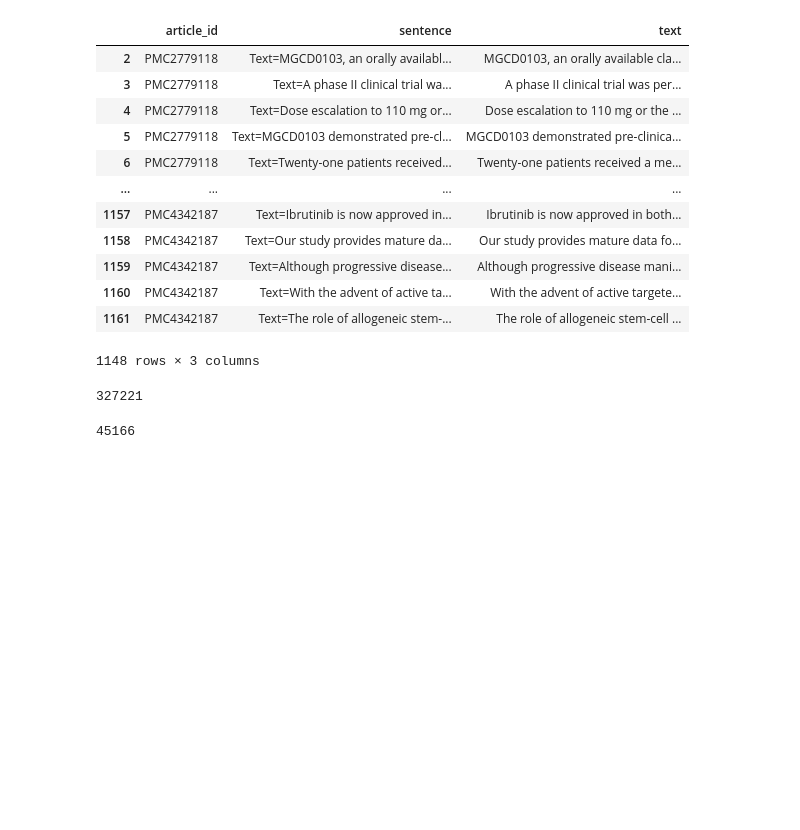
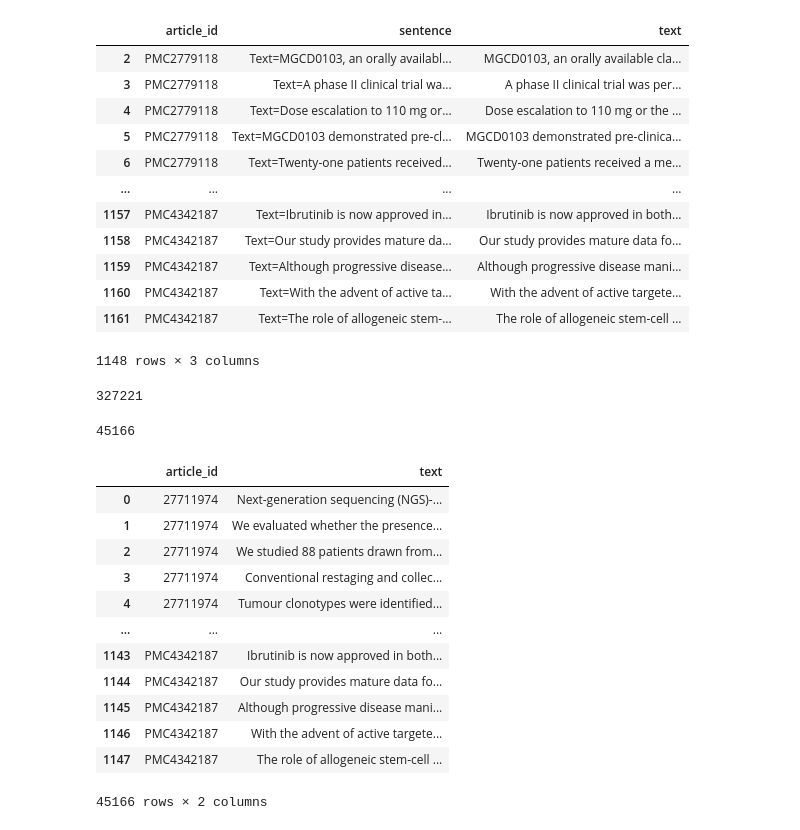
Before and after one commit to LyaSolis/ER, a Jupyter notebook: 1_data_prep.ipynb, the cells around one changed output. Saved outputs shown, nothing was run; the diff lists cells and outputs as text; code cells hidden in the pictures; blank space fills up the shorter version.

```diff
--- a/1_data_prep.ipynb
+++ b/1_data_prep.ipynb
@@ -1147,11 +1147,31 @@ result.to_csv('/content/drive/MyDrive/GitHub/exBERT/data/preprocessed_data/ner_d
 text_df1 = pd.read_csv('/content/drive/MyDrive/GitHub/exBERT/data/preprocessed_data/batch1_text.csv')
 text_df2 = pd.read_csv('/content/drive/MyDrive/GitHub/exBERT/data/preprocessed_data/batch2_text.csv')
 text_df3 = pd.read_csv('/content/drive/MyDrive/GitHub/exBERT/data/preprocessed_data/batch3_text.csv')
+# %%
+text_df1 = text_df1.drop(['sentence'], axis = 1)
+text_df2 = text_df2.drop(['sentence'], axis = 1)
+text_df3 = text_df3.drop(['sentence'], axis = 1)
 # %%
 frames = [text_df1, text_df2, text_df3]
 result2 = pd.concat(frames)
 len(result2)
 # %% [output]
 45166
+# %%
+result2
+# %% [output]
+|  | article_id | text |
+| 0 | 27711974 | Next-generation sequencing (NGS)-... |
+| 1 | 27711974 | We evaluated whether the presence... |
+| 2 | 27711974 | We studied 88 patients drawn from... |
+| 3 | 27711974 | Conventional restaging and collec... |
+| 4 | 27711974 | Tumour clonotypes were identified... |
+| ... | ... | ... |
+| 1143 | PMC4342187 | Ibrutinib is now approved in both... |
+| 1144 | PMC4342187 | Our study provides mature data fo... |
+| 1145 | PMC4342187 | Although progressive disease mani... |
+| 1146 | PMC4342187 | With the advent of active targete... |
+| 1147 | PMC4342187 | The role of allogeneic stem-cell ... |
+45166 rows × 2 columns
 # %%
 result2.to_csv('/content/drive/MyDrive/GitHub/exBERT/data/preprocessed_data/text_data_step1.csv', index=False)
```
